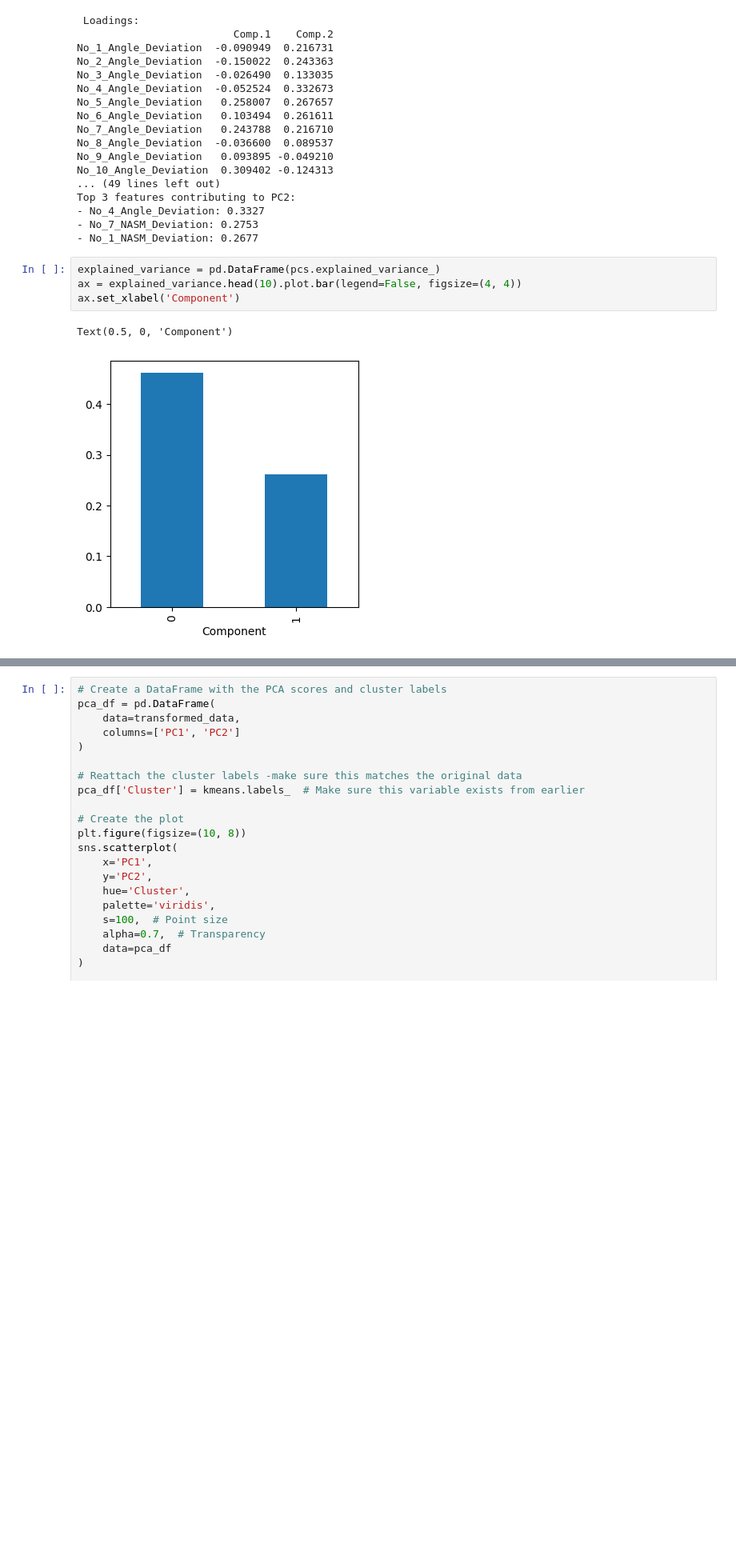
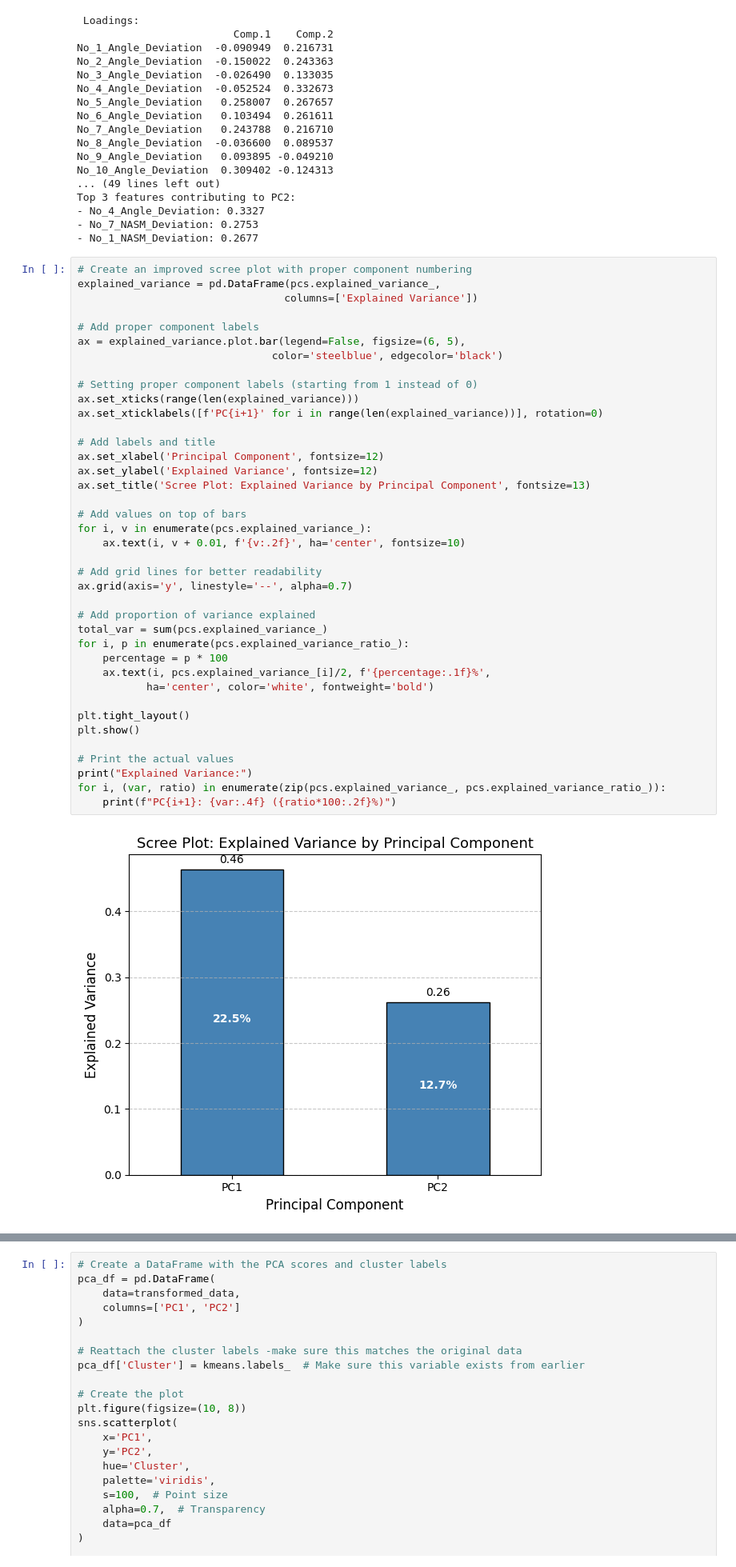
Before and after one commit to anass98h/machine_learning_projekt, a Jupyter notebook: ML/pca_modified.ipynb, the cells around one changed output, grey strips where cells are left out. Shown at 80% size. Cells and saved outputs as stored; diff of their text form; blank space fills up the shorter version.

Commit message:
add screen plot

```diff
--- a/ML/pca_modified.ipynb
+++ b/ML/pca_modified.ipynb
@@ -155,10 +155,44 @@ Top 3 features contributing to PC2:
 - No_4_Angle_Deviation: 0.3327
 - No_7_NASM_Deviation: 0.2753
 - No_1_NASM_Deviation: 0.2677
-# %%
-explained_variance = pd.DataFrame(pcs.explained_variance_)
-ax = explained_variance.head(10).plot.bar(legend=False, figsize=(4, 4))
-ax.set_xlabel('Component')
-# %% [output]
-Text(0.5, 0, 'Component')
-[figure, removed]
+# %%
+# Create an improved scree plot with proper component numbering
+explained_variance = pd.DataFrame(pcs.explained_variance_,
+                                 columns=['Explained Variance'])
+
+# Add proper component labels
+ax = explained_variance.plot.bar(legend=False, figsize=(6, 5),
+                               color='steelblue', edgecolor='black')
+
+# Setting proper component labels (starting from 1 instead of 0)
+ax.set_xticks(range(len(explained_variance)))
+ax.set_xticklabels([f'PC{i+1}' for i in range(len(explained_variance))], rotation=0)
+
+# Add labels and title
+ax.set_xlabel('Principal Component', fontsize=12)
+ax.set_ylabel('Explained Variance', fontsize=12)
+ax.set_title('Scree Plot: Explained Variance by Principal Component', fontsize=13)
+
+# Add values on top of bars
+for i, v in enumerate(pcs.explained_variance_):
+    ax.text(i, v + 0.01, f'{v:.2f}', ha='center', fontsize=10)
+
+# Add grid lines for better readability
+ax.grid(axis='y', linestyle='--', alpha=0.7)
+
+# Add proportion of variance explained
+total_var = sum(pcs.explained_variance_)
+for i, p in enumerate(pcs.explained_variance_ratio_):
+    percentage = p * 100
+    ax.text(i, pcs.explained_variance_[i]/2, f'{percentage:.1f}%',
+           ha='center', color='white', fontweight='bold')
+
+plt.tight_layout()
+plt.show()
+
+# Print the actual values
+print("Explained Variance:")
+for i, (var, ratio) in enumerate(zip(pcs.explained_variance_, pcs.explained_variance_ratio_)):
+    print(f"PC{i+1}: {var:.4f} ({ratio*100:.2f}%)")
+# %% [output]
+[figure, added]
```
Also changed, not shown: parts of 1 cell of this notebook.
